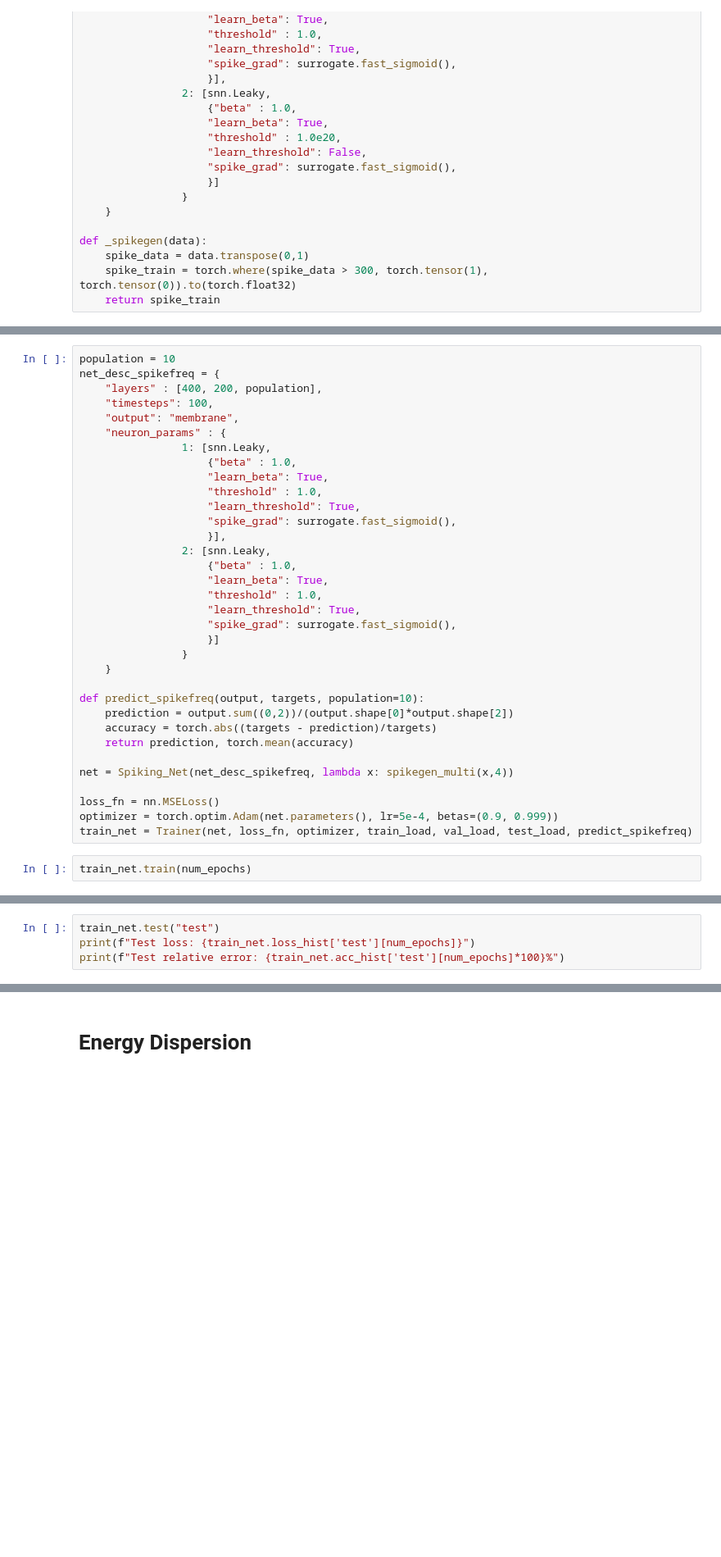
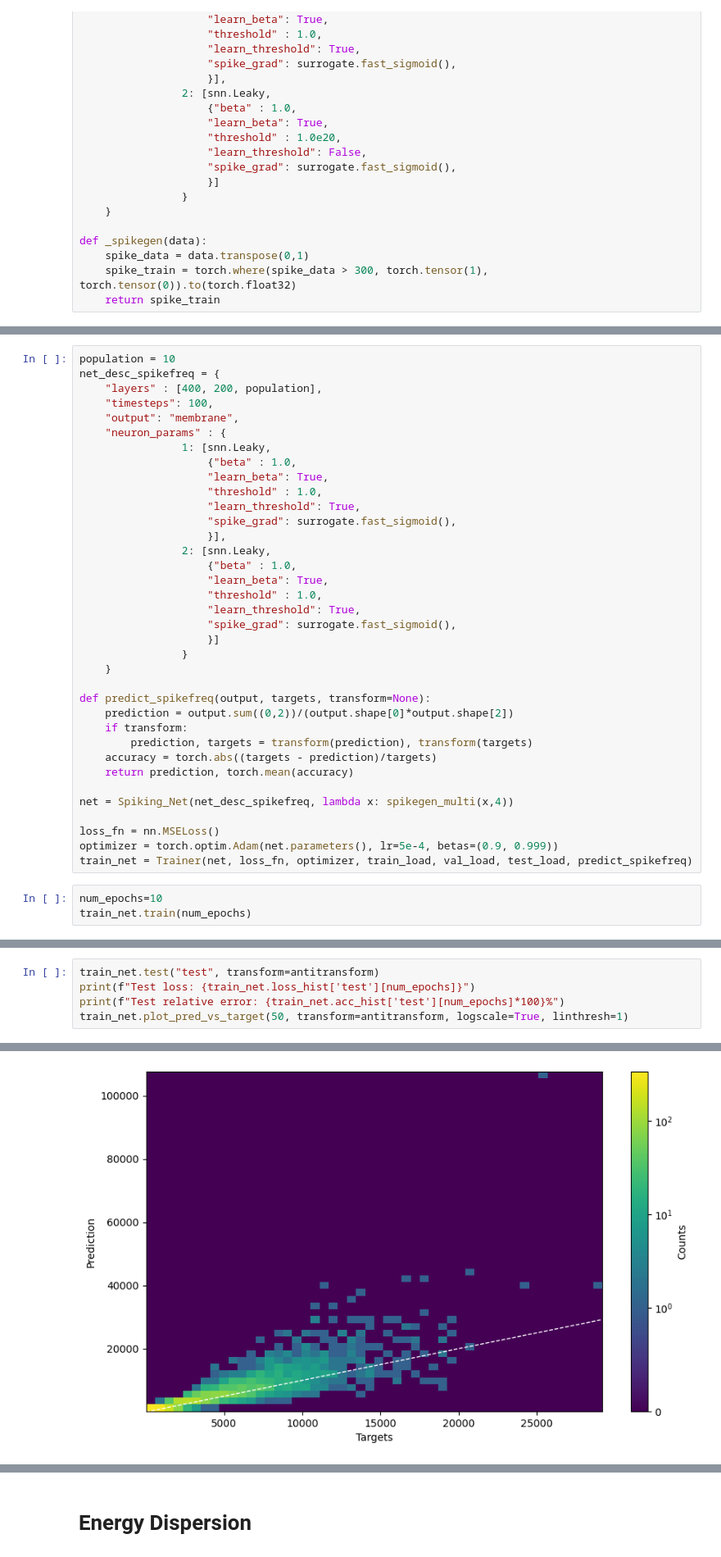
Before and after one commit to enlupi/SNN-Cal, a Jupyter notebook: SNN/SNN.ipynb, the cells around one changed output, grey strips where cells are left out. Shown: that part at 82% size. Saved outputs shown, nothing was run; the diff lists cells and outputs as text; blank space fills up the shorter version.

```diff
--- a/SNN/SNN.ipynb
+++ b/SNN/SNN.ipynb
@@ -452,8 +511,10 @@ net_desc_spikefreq = {
                 }
     }
 
-def predict_spikefreq(output, targets, population=10):
+def predict_spikefreq(output, targets, transform=None):
     prediction = output.sum((0,2))/(output.shape[0]*output.shape[2])
+    if transform:
+        prediction, targets = transform(prediction), transform(targets)
     accuracy = torch.abs((targets - prediction)/targets)
     return prediction, torch.mean(accuracy)
 
@@ -463,4 +524,5 @@ loss_fn = nn.MSELoss()
 optimizer = torch.optim.Adam(net.parameters(), lr=5e-4, betas=(0.9, 0.999))
 train_net = Trainer(net, loss_fn, optimizer, train_load, val_load, test_load, predict_spikefreq)
 # %%
+num_epochs=10
 train_net.train(num_epochs)
@@ -467,4 +596,6 @@ train_net.train(num_epochs)
 # %%
-train_net.test("test")
+train_net.test("test", transform=antitransform)
 print(f"Test loss: {train_net.loss_hist['test'][num_epochs]}")
 print(f"Test relative error: {train_net.acc_hist['test'][num_epochs]*100}%")
+train_net.plot_pred_vs_target(50, transform=antitransform, logscale=True, linthresh=1)
+# %% [output]
@@ -470,0 +604 @@ print(f"Test relative error: {train_net.acc_hist['test'][num_epochs]*100}%")
+[figure, added]
```
Also changed, not shown: parts of 22 cells of this notebook.
